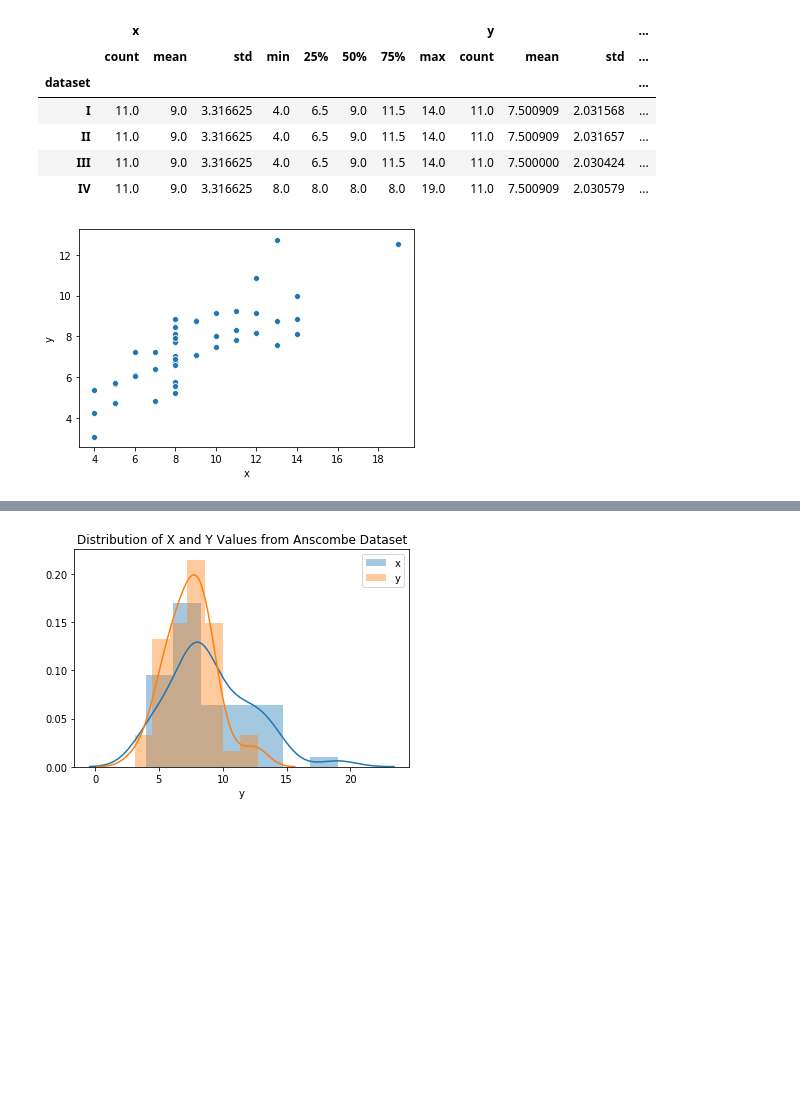
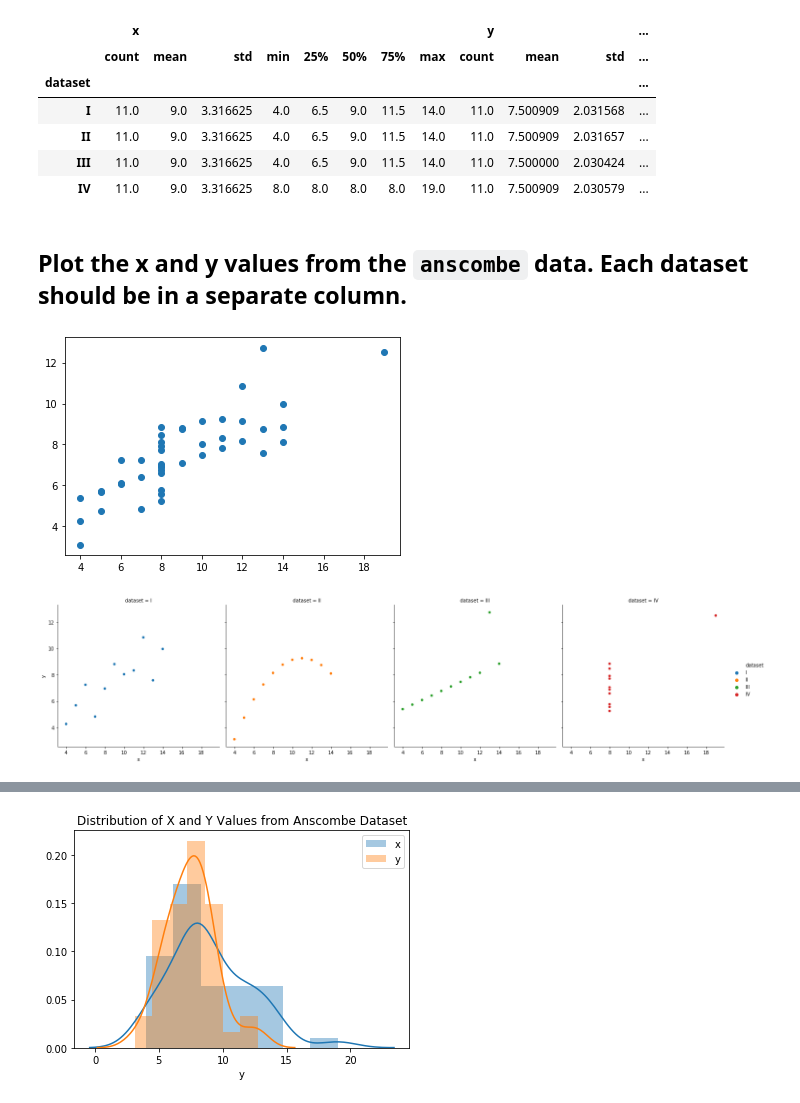
Before and after one commit to Promeos/numpy-pandas-visualization-exercises, a Jupyter notebook: seaborn_exercises.ipynb, the cells around one changed output, grey strips where cells are left out. Drawn from its saved outputs; the diff is of its cells as text; code cells hidden in the pictures; blank space fills up the shorter version.

Commit message:
corrected visualizations

```diff
--- a/seaborn_exercises.ipynb
+++ b/seaborn_exercises.ipynb
@@ -126,7 +132,18 @@ df_anscombe.groupby(by='dataset').describe()
 | II | 11.0 | 9.0 | 3.316625 | 4.0 | 6.5 | 9.0 | 11.5 | 14.0 | 11.0 | 7.500909 | 2.031657 | ... |
 | III | 11.0 | 9.0 | 3.316625 | 4.0 | 6.5 | 9.0 | 11.5 | 14.0 | 11.0 | 7.500000 | 2.030424 | ... |
 | IV | 11.0 | 9.0 | 3.316625 | 8.0 | 8.0 | 8.0 | 8.0 | 19.0 | 11.0 | 7.500909 | 2.030579 | ... |
+# %% [markdown]
+## Plot the x and y values from the `anscombe` data. Each dataset should be in a separate column.
+# %%
+plt.scatter(x=df_anscombe.x, y=df_anscombe.y);
+# %% [output]
+[figure, added]
 # %%
-sns.scatterplot(x='x', y='y', data=df_anscombe);
+sns.relplot(x='x',
+            y='y',
+            hue='dataset',
+            col='dataset',
+            data=df_anscombe
+           );
 # %% [output]
-[figure, old version]
+[figure, new version]
```
Also changed, not shown: parts of 21 cells of this notebook.
